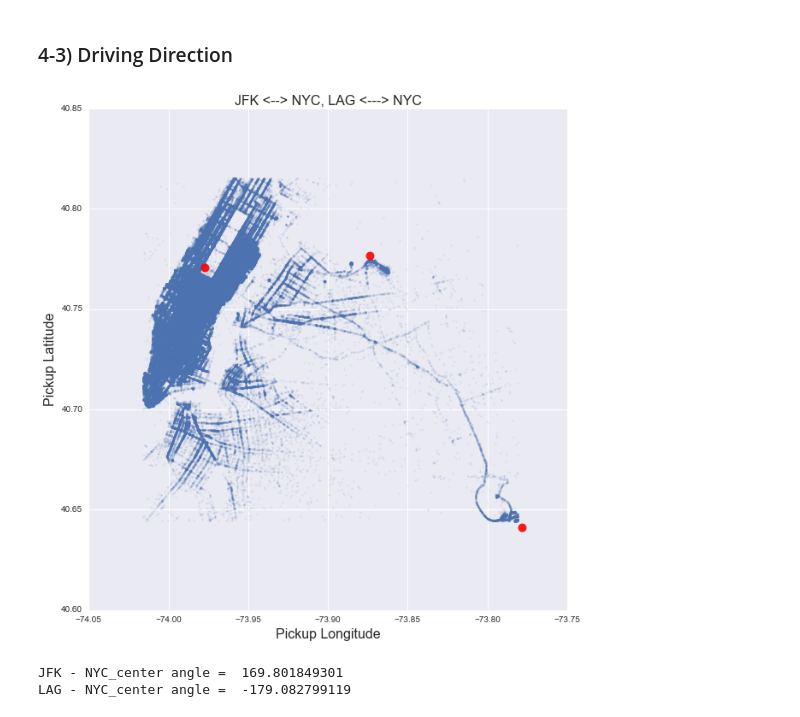
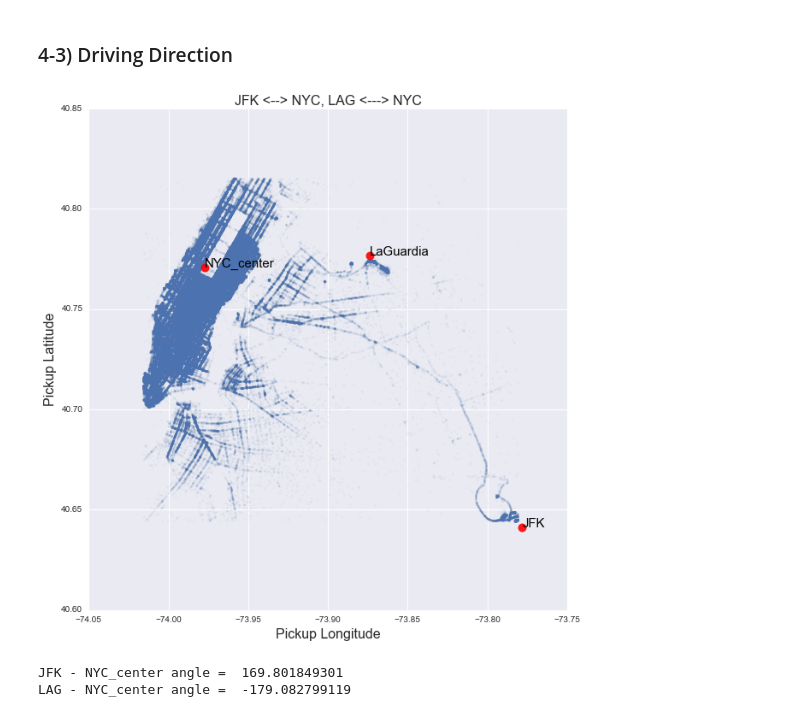
Before and after one commit to yennanliu/NYC_Taxi_Trip_Duration, a Jupyter notebook: notebook/NYC_Taxi_EDA_V1_Yen.ipynb, the cells around one changed output. Drawn from its saved outputs; the diff is of its cells as text; code cells hidden in the pictures.

Commit message:
add downtown center, airports name on clutering plot

```diff
--- a/notebook/NYC_Taxi_EDA_V1_Yen.ipynb
+++ b/notebook/NYC_Taxi_EDA_V1_Yen.ipynb
@@ -536,35 +536,37 @@ plt.show()
 # %%
 # pickup
 sns.lmplot(x="pickup_longitude", y="pickup_latitude", fit_reg=False,
-           size=9, scatter_kws={'alpha':0.1,'s':5}, data=df_train_[(
+           size=9, scatter_kws={'alpha':0.05,'s':5}, data=df_train_[(
                  df_train_.pickup_longitude>df_train_.pickup_longitude.quantile(0.005))
                &(df_train_.pickup_longitude<df_train_.pickup_longitude.quantile(0.995))
                &(df_train_.pickup_latitude>df_train_.pickup_latitude.quantile(0.005))
                &(df_train_.pickup_latitude<df_train_.pickup_latitude.quantile(0.995))])
 
 JFK_location=[-73.778203,40.641165]
 LaGuardia_location = [-73.873923,40.776935]
 NYC_center = [-73.977282,40.770940]
 
 ### transform locations to dataframe
 locations=pd.DataFrame({'JFK':JFK_location,
              'LaGuardia':LaGuardia_location,
              'NYC':NYC_center}).T
 locations.columns=['lon','lat']
 ###
 
 plt.plot(JFK_location[0],JFK_location[1],'o', color = 'r',alpha=0.9,markersize=10)
 plt.plot(LaGuardia_location[0],LaGuardia_location[1],'o', color = 'r',alpha=0.9,markersize=10)
 plt.plot(NYC_center[0],NYC_center[1],'o', color = 'r',alpha=0.9,markersize=10)
+plt.annotate('NYC_center', (NYC_center[0], NYC_center[1]), color = 'black', fontsize = 15)
+plt.annotate('LaGuardia', (LaGuardia_location[0], LaGuardia_location[1]), color = 'black', fontsize = 15)
+plt.annotate('JFK', (JFK_location[0], JFK_location[1]), color = 'black', fontsize = 15)
 
-#plt.plot(JFK_location, LaGuardia_location, '-o')
 
 plt.xlabel('Pickup Longitude',fontsize=16);
 plt.ylabel('Pickup Latitude',fontsize=16);
 plt.title('JFK <--> NYC, LAG <---> NYC',fontsize=16)
 plt.show()
 # %% [output]
-[figure, old version]
+[figure, new version]
 # %%
 # GET angles between main aiport and NYC downtown
 JFK_NYC= get_direction(JFK_location[0],
```
